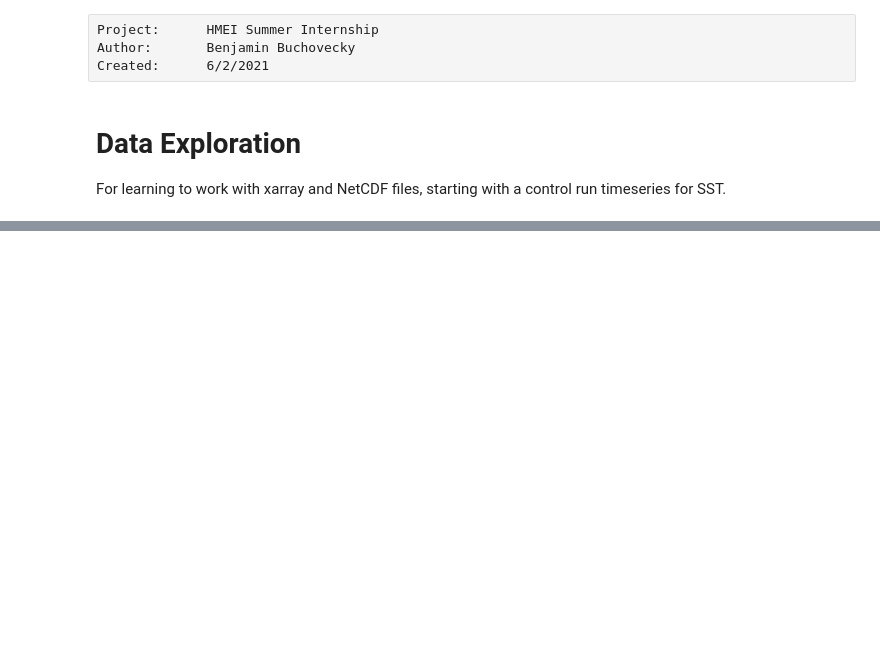
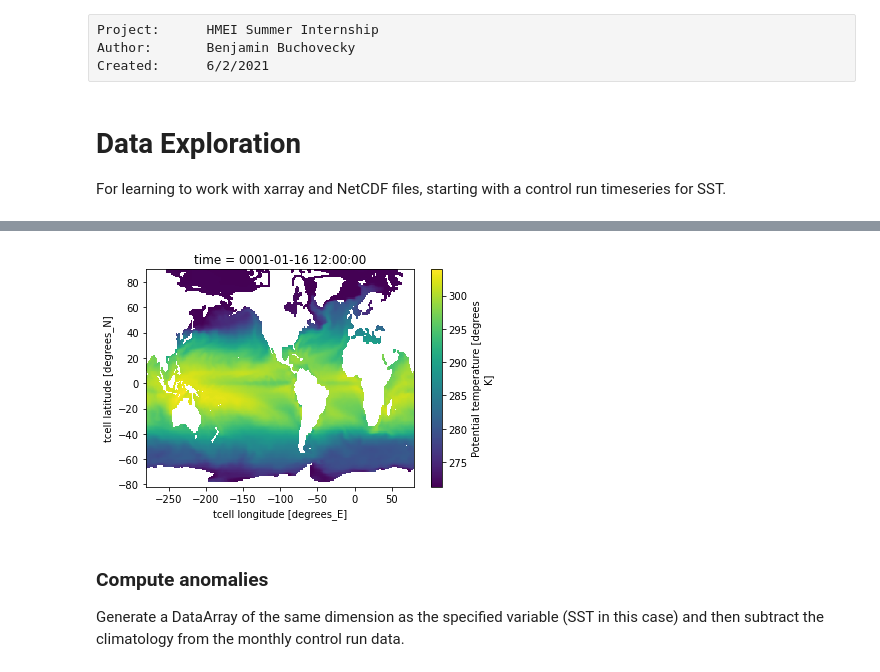
Before and after one commit to bbuchovecky/hmei, a Jupyter notebook: notebooks/data_exploration.ipynb, the cells around one changed output, grey strips where cells are left out. Saved outputs shown, nothing was run; the diff lists cells and outputs as text; code cells hidden in the pictures; blank space fills up the shorter version.

```diff
--- a/notebooks/data_exploration.ipynb
+++ b/notebooks/data_exploration.ipynb
@@ -125,0 +33,7 @@ Attributes: (0)
+# %%
+jan_sst_0001_plt = ds.sst.isel(time=0).plot()
+# %% [output]
+[figure, added]
+# %% [markdown]
+### Compute anomalies
+Generate a DataArray of the same dimension as the specified variable (SST in this case) and then subtract the climatology from the monthly control run data.
```
Also changed, not shown: parts of 16 cells of this notebook, 1 other file.
